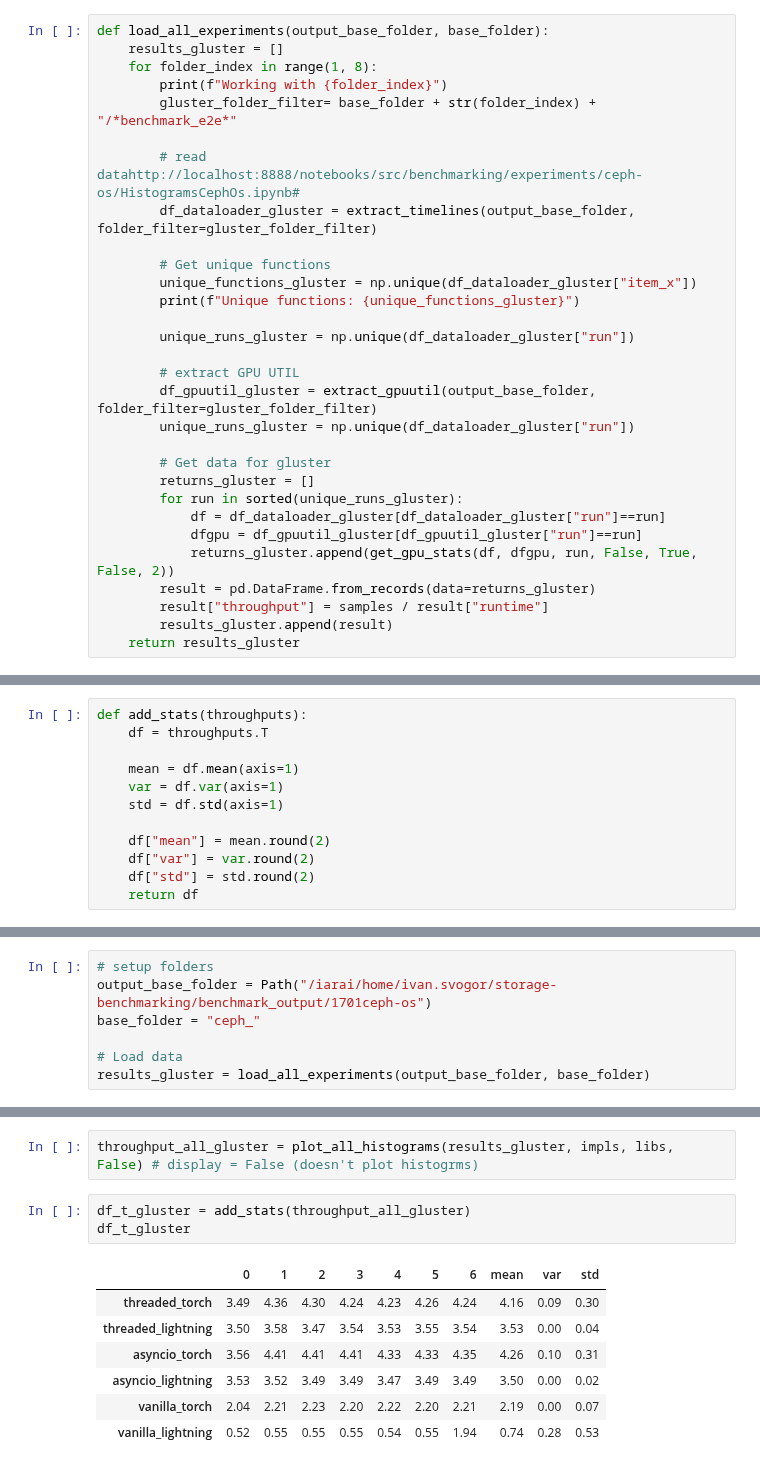
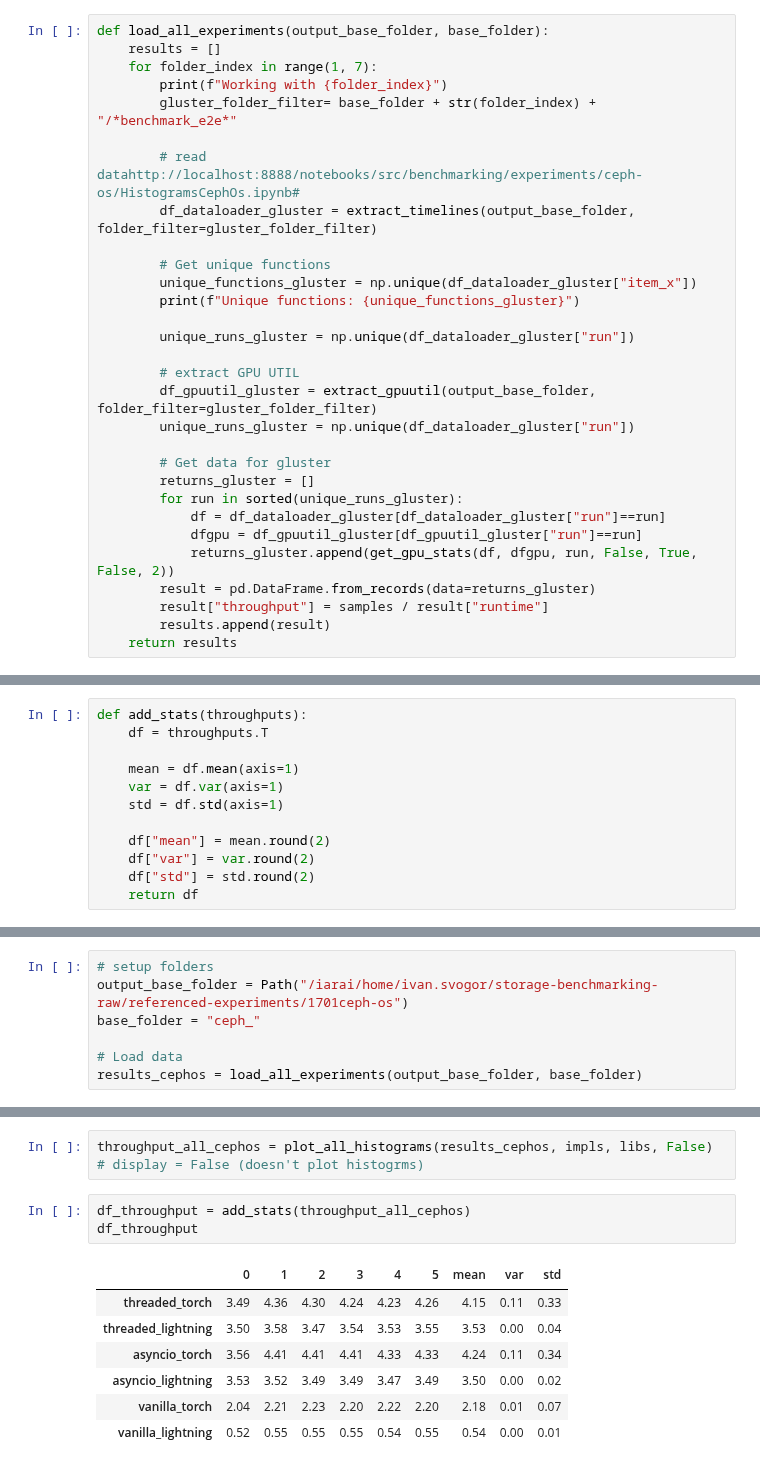
Before and after one commit to iarai/concurrent-dataloader, a Jupyter notebook: src/benchmarking/experiments/ceph-os/HistogramsCephOs.ipynb, the cells around one changed output, grey strips where cells are left out. Cells and saved outputs as stored; diff of their text form.

```diff
--- a/src/benchmarking/experiments/ceph-os/HistogramsCephOs.ipynb
+++ b/src/benchmarking/experiments/ceph-os/HistogramsCephOs.ipynb
@@ -11,8 +11,8 @@ samples = 35000
 Data loading function:
 # %%
 def load_all_experiments(output_base_folder, base_folder):
-    results_gluster = []
-    for folder_index in range(1, 8):
+    results = []
+    for folder_index in range(1, 7):
         print(f"Working with {folder_index}")
         gluster_folder_filter= base_folder + str(folder_index) + "/*benchmark_e2e*"
 
@@ -37,8 +37,8 @@ def load_all_experiments(output_base_folder, base_folder):
             returns_gluster.append(get_gpu_stats(df, dfgpu, run, False, True, False, 2))
         result = pd.DataFrame.from_records(data=returns_gluster)
         result["throughput"] = samples / result["runtime"]
-        results_gluster.append(result)
-    return results_gluster
+        results.append(result)
+    return results
 # %%
 impls = ["threaded", "asyncio", "vanilla"]
 libs = ["torch", "lightning"]
@@ -59,10 +59,10 @@ def add_stats(throughputs):
 # %%
 # setup folders
-output_base_folder = Path("/iarai/home/ivan.svogor/storage-benchmarking/benchmark_output/1701ceph-os")
+output_base_folder = Path("/iarai/home/ivan.svogor/storage-benchmarking-raw/referenced-experiments/1701ceph-os")
 base_folder = "ceph_"
 
 # Load data
-results_gluster = load_all_experiments(output_base_folder, base_folder)
+results_cephos = load_all_experiments(output_base_folder, base_folder)
 # %% [output]
 Working with 1
 Unique functions: ['batch' 'next_data' 'run_training_batch' 'training_batch_to_device']
@@ -86,14 +84,14 @@ Experiments loaded ... CEPH: 7
 # %%
-throughput_all_gluster = plot_all_histograms(results_gluster, impls, libs, False) # display = False (doesn't plot histogrms)
+throughput_all_cephos = plot_all_histograms(results_cephos, impls, libs, False) # display = False (doesn't plot histogrms)
 # %%
-df_t_gluster = add_stats(throughput_all_gluster)
-df_t_gluster
+df_throughput = add_stats(throughput_all_cephos)
+df_throughput
 # %% [output]
-|  | 0 | 1 | 2 | 3 | 4 | 5 | 6 | mean | var | std |
-| threaded_torch | 3.49 | 4.36 | 4.30 | 4.24 | 4.23 | 4.26 | 4.24 | 4.16 | 0.09 | 0.30 |
-| threaded_lightning | 3.50 | 3.58 | 3.47 | 3.54 | 3.53 | 3.55 | 3.54 | 3.53 | 0.00 | 0.04 |
-| asyncio_torch | 3.56 | 4.41 | 4.41 | 4.41 | 4.33 | 4.33 | 4.35 | 4.26 | 0.10 | 0.31 |
-| asyncio_lightning | 3.53 | 3.52 | 3.49 | 3.49 | 3.47 | 3.49 | 3.49 | 3.50 | 0.00 | 0.02 |
-| vanilla_torch | 2.04 | 2.21 | 2.23 | 2.20 | 2.22 | 2.20 | 2.21 | 2.19 | 0.00 | 0.07 |
-| vanilla_lightning | 0.52 | 0.55 | 0.55 | 0.55 | 0.54 | 0.55 | 1.94 | 0.74 | 0.28 | 0.53 |
+|  | 0 | 1 | 2 | 3 | 4 | 5 | mean | var | std |
+| threaded_torch | 3.49 | 4.36 | 4.30 | 4.24 | 4.23 | 4.26 | 4.15 | 0.11 | 0.33 |
+| threaded_lightning | 3.50 | 3.58 | 3.47 | 3.54 | 3.53 | 3.55 | 3.53 | 0.00 | 0.04 |
+| asyncio_torch | 3.56 | 4.41 | 4.41 | 4.41 | 4.33 | 4.33 | 4.24 | 0.11 | 0.34 |
+| asyncio_lightning | 3.53 | 3.52 | 3.49 | 3.49 | 3.47 | 3.49 | 3.50 | 0.00 | 0.02 |
+| vanilla_torch | 2.04 | 2.21 | 2.23 | 2.20 | 2.22 | 2.20 | 2.18 | 0.01 | 0.07 |
+| vanilla_lightning | 0.52 | 0.55 | 0.55 | 0.55 | 0.54 | 0.55 | 0.54 | 0.00 | 0.01 |
 # %%
```
Also changed, not shown: parts of 8 cells of this notebook, 9 other files.
